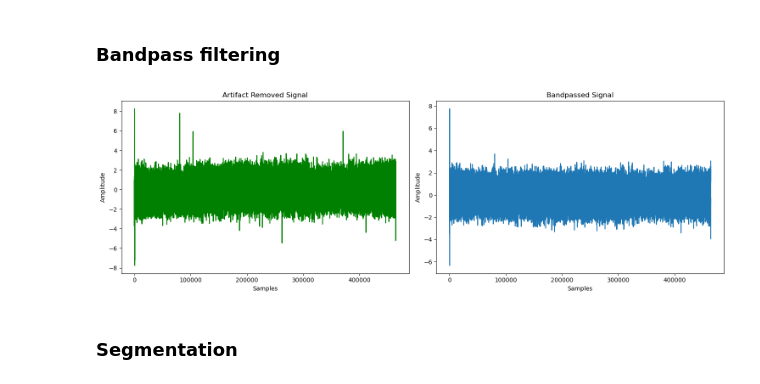
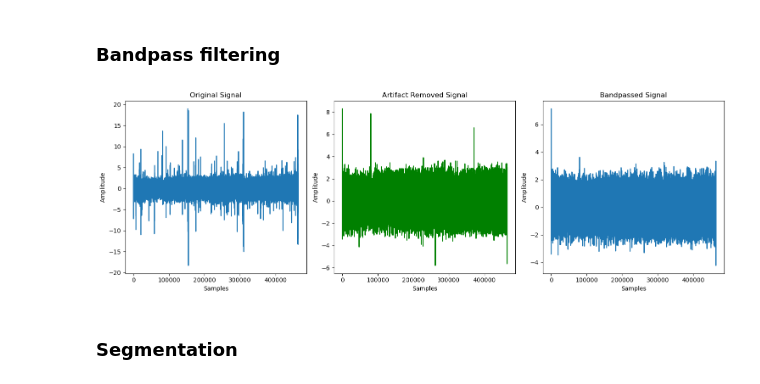
Before and after one commit to henrisuurorg/measure-attention-eeg, a Jupyter notebook: training/zhang_et_al_pipeline.ipynb, the cells around one changed output. Cells and saved outputs as stored; diff of their text form; code cells hidden in the pictures.

```diff
--- a/training/zhang_et_al_pipeline.ipynb
+++ b/training/zhang_et_al_pipeline.ipynb
@@ -72,10 +40,6 @@ gradcpt_data = pd.concat([gradcpt_data_1, gradcpt_data_2, gradcpt_data_3,
 # %%
 # Remove other channels
-channels = ['timestamps', 'AF8', 'trial']
+channels = ['timestamps', 'AF8_normal', 'trial']
 af8 = eeg_data[channels].copy()
 # %% [markdown]
 ### z-normalization
-# %%
-mean = af8['AF8'].mean()
-std = af8['AF8'].std()
-af8.loc[:, 'AF8_normal'] = (af8['AF8'] - mean) / std
@@ -82,32 +48,24 @@ af8.loc[:, 'AF8_normal'] = (af8['AF8'] - mean) / std
 # %% [markdown]
 ### Artifact removal
 # %%
-# get rid of the
-# Remove the 50Hz power line artifact
+# Remove EOG artifacts
 fs = 256
-f0 = 50
-quality_factor = 30
-
-b, a = iirnotch(f0, quality_factor, fs)
-af8.loc[:, 'AF8_filt'] = filtfilt(b, a, af8['AF8_normal'])
-
-# Remove EOG artifacts
 threshold = 3
 window_ms = 450 # Duration of the EOG event window in milliseconds (from zhang et al)
 window_samples = int((window_ms / 1000) * fs) # Convert window duration from ms to number of samples
 
-eog_peaks = np.where(np.abs(af8['AF8_filt']) > threshold)[0]
-eog_regions = np.zeros_like(af8['AF8_filt'], dtype=bool)
+eog_peaks = np.where(np.abs(af8['AF8_normal']) > threshold)[0]
+eog_regions = np.zeros_like(af8['AF8_normal'], dtype=bool)
 for peak in eog_peaks:
     start = max(peak - window_samples // 2, 0)
-    end = min(peak + window_samples // 2, len(af8['AF8_filt']))
+    end = min(peak + window_samples // 2, len(af8['AF8_normal']))
     eog_regions[start:end] = True
 
 structuring_element = np.ones(window_samples)
 eog_regions_closed = binary_closing(eog_regions, structure=structuring_element)
 eog_regions_cleaned = binary_opening(eog_regions_closed, structure=structuring_element)
 
-af8.loc[:, 'AF8_artif_removed'] = af8['AF8_filt'].copy()
+af8.loc[:, 'AF8_artif_removed'] = af8['AF8_normal'].copy()
 for start in np.where(np.diff(eog_regions_cleaned.astype(int)) == 1)[0] + 1:
     end = start + np.where(eog_regions_cleaned[start:] == False)[0][0]
     replacement_length = end - start
@@ -115,7 +73,7 @@ for start in np.where(np.diff(eog_regions_cleaned.astype(int)) == 1)[0] + 1:
 
     # Handle the case where the artifact is at the very start of the signal
     if start == 0:  # If the artifact is at the very start
-        replacement_values = af8['AF8_filt'][end:end+replacement_length]  # Use following clean segment
+        replacement_values = af8['AF8_normal'][end:end+replacement_length]  # Use following clean segment
     else:
         replacement_values = af8['AF8_artif_removed'][replacement_start:replacement_start+replacement_length]
 
@@ -170,27 +97,35 @@ af8.loc[:, ['AF8_bandpassed']] = filtfilt(b, a, af8['AF8_artif_removed'])
 # %%
 import matplotlib.pyplot as plt
 
 # Plot the original, filtered, and artifact removed signals for comparison
 plt.figure(figsize=(15, 5))
 
+# Original signal
+plt.subplot(1, 3, 1)
+plt.plot(af8['AF8_normal'], label='Original')
+plt.title('Original Signal')
+plt.xlabel('Samples')
+plt.ylabel('Amplitude')
+
+
 # Artifact removed signal
-plt.subplot(1, 2, 1)
+plt.subplot(1, 3, 2)
 plt.plot(af8['AF8_artif_removed'], label='Artifact Removed', color='green')
 plt.title('Artifact Removed Signal')
 plt.xlabel('Samples')
 plt.ylabel('Amplitude')
 
 # Original signal
-plt.subplot(1, 2, 2)
+plt.subplot(1, 3, 3)
 plt.plot(af8['AF8_bandpassed'], label='Bandpassed')
 plt.title('Bandpassed Signal')
 plt.xlabel('Samples')
 plt.ylabel('Amplitude')
 
 plt.tight_layout()
 plt.show()
 # %% [output]
-[figure, old version]
+[figure, new version]
 # %% [markdown]
 ### Segmentation
 # %%
```
Also changed, not shown: parts of 20 cells of this notebook, 3 other files.
